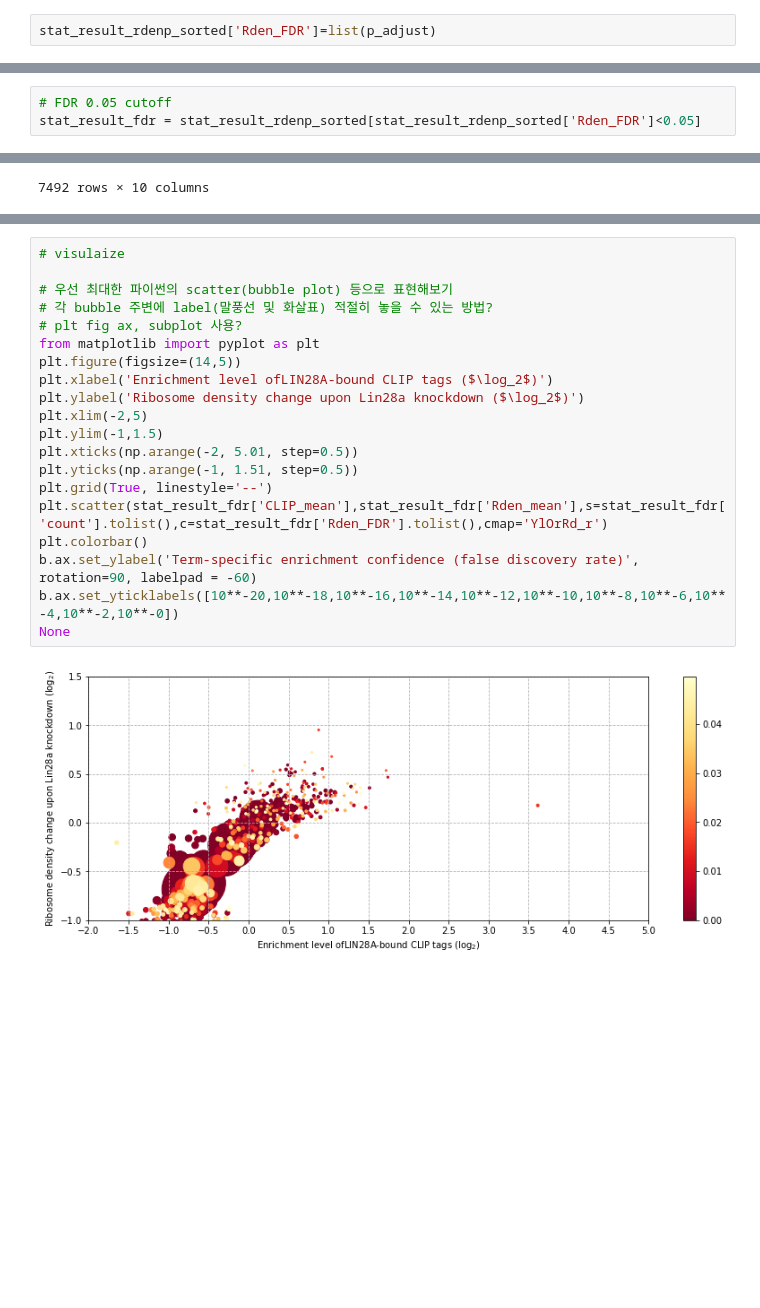
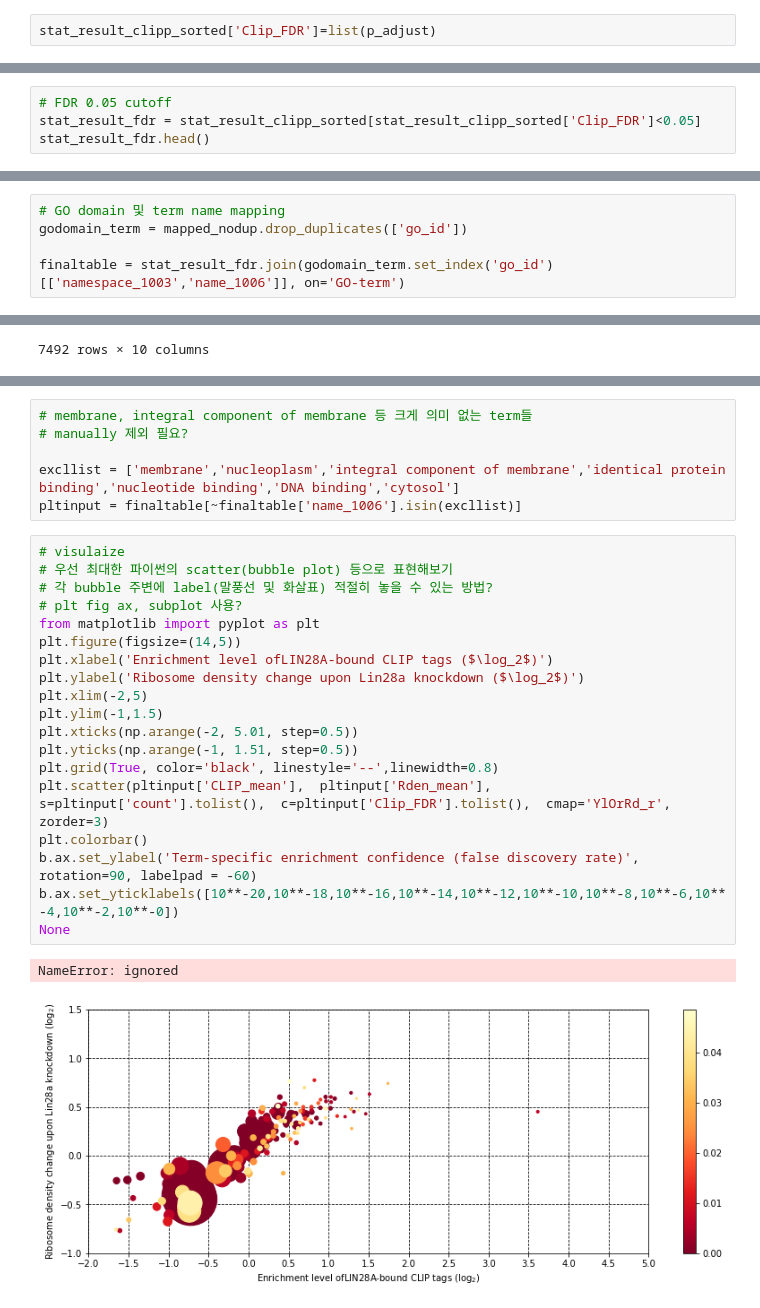
Before and after one commit to dong-gi-jang/binfo, a Jupyter notebook: Free 2/Free2_Fig5A.ipynb, the cells around one changed output, grey strips where cells are left out. Saved outputs shown, nothing was run; the diff lists cells and outputs as text; blank space fills up the shorter version.

```diff
--- a/Free 2/Free2_Fig5A.ipynb
+++ b/Free 2/Free2_Fig5A.ipynb
@@ -319,4 +305,4 @@ p_adjust = stats.p_adjust(FloatVector(stat_result_rdenp_sorted['Rden_p-value']),
 # %%
-stat_result_rdenp_sorted['Rden_FDR']=list(p_adjust)
+stat_result_clipp_sorted['Clip_FDR']=list(p_adjust)
 # %%
 # 오래걸리니까 일단 저장
@@ -324,3 +310,4 @@ stat_result_rdenp_sorted.to_csv('./total_result_fdr.csv')
 # %%
 # FDR 0.05 cutoff
-stat_result_fdr = stat_result_rdenp_sorted[stat_result_rdenp_sorted['Rden_FDR']<0.05]
+stat_result_fdr = stat_result_clipp_sorted[stat_result_clipp_sorted['Clip_FDR']<0.05]
+stat_result_fdr.head()
@@ -336,3 +321,8 @@ stat_result_fdr.head()
+# %%
+# GO domain 및 term name mapping
+godomain_term = mapped_nodup.drop_duplicates(['go_id'])
+
+finaltable = stat_result_fdr.join(godomain_term.set_index('go_id')[['namespace_1003','name_1006']], on='GO-term')
 # %% [markdown]
 ## enrichr (일단 사용 안함)
 # %%
@@ -382,22 +389,28 @@ pvalue값이라서 범위가 옆의 colorbar 수치를 넘어가는 것으로
+# %%
+# membrane, integral component of membrane 등 크게 의미 없는 term들
+# manually 제외 필요?
+
+excllist = ['membrane','nucleoplasm','integral component of membrane','identical protein binding','nucleotide binding','DNA binding','cytosol']
+pltinput = finaltable[~finaltable['name_1006'].isin(excllist)]
 # %%
 # visulaize
-
 # 우선 최대한 파이썬의 scatter(bubble plot) 등으로 표현해보기
 # 각 bubble 주변에 label(말풍선 및 화살표) 적절히 놓을 수 있는 방법?
 # plt fig ax, subplot 사용?
 from matplotlib import pyplot as plt
 plt.figure(figsize=(14,5))
 plt.xlabel('Enrichment level ofLIN28A-bound CLIP tags ($\log_2$)')
 plt.ylabel('Ribosome density change upon Lin28a knockdown ($\log_2$)')
 plt.xlim(-2,5)
 plt.ylim(-1,1.5)
 plt.xticks(np.arange(-2, 5.01, step=0.5))
 plt.yticks(np.arange(-1, 1.51, step=0.5))
-plt.grid(True, linestyle='--')
-plt.scatter(stat_result_fdr['CLIP_mean'],stat_result_fdr['Rden_mean'],s=stat_result_fdr['count'].tolist(),c=stat_result_fdr['Rden_FDR'].tolist(),cmap='YlOrRd_r')
+plt.grid(True, color='black', linestyle='--',linewidth=0.8)
+plt.scatter(pltinput['CLIP_mean'],  pltinput['Rden_mean'],  s=pltinput['count'].tolist(),  c=pltinput['Clip_FDR'].tolist(),  cmap='YlOrRd_r', zorder=3)
 plt.colorbar()
 b.ax.set_ylabel('Term-specific enrichment confidence (false discovery rate)', rotation=90, labelpad = -60)
 b.ax.set_yticklabels([10**-20,10**-18,10**-16,10**-14,10**-12,10**-10,10**-8,10**-6,10**-4,10**-2,10**-0])
 None
 # %% [output]
+NameError: ignored
-[figure, old version]
+[figure, new version]
```
Also changed, not shown: parts of 38 cells of this notebook.
